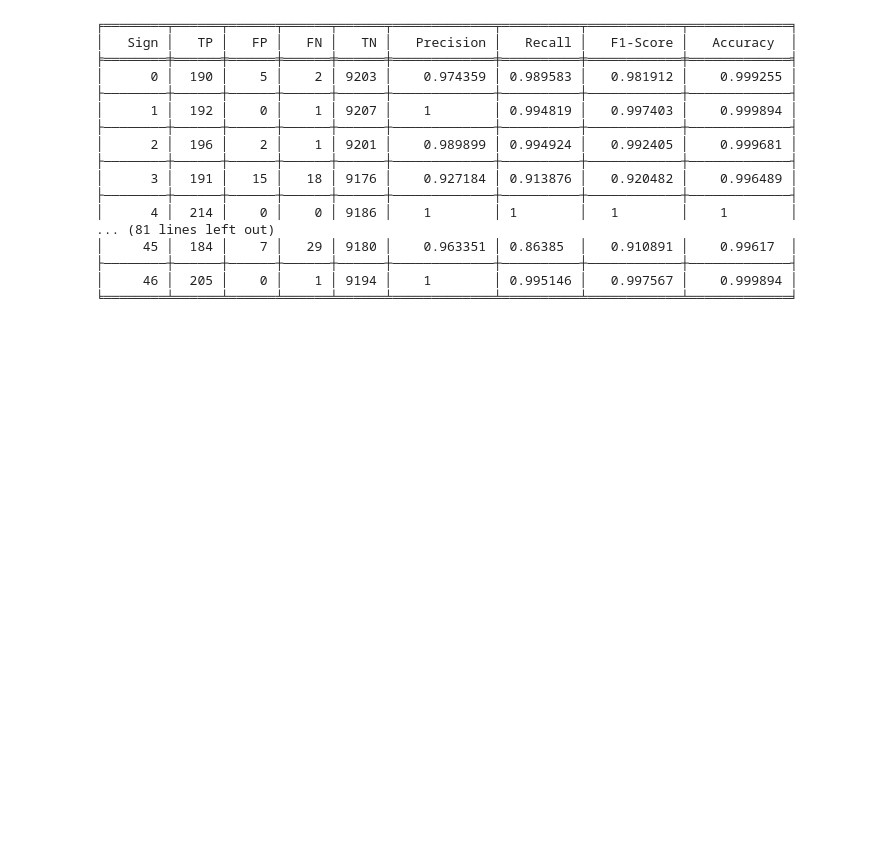
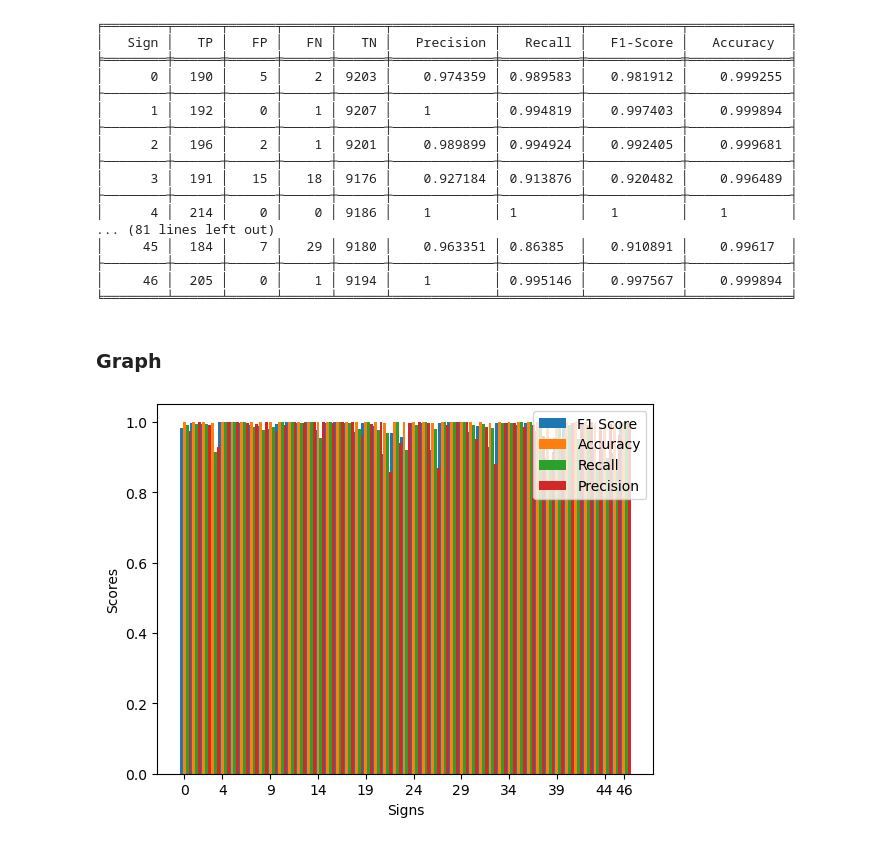
Before and after one commit to SMRayeed/BdSL47-Recognition, a Jupyter notebook: Codes/BdSL47 Finalized Code.ipynb, the cells around one changed output. Saved outputs shown, nothing was run; the diff lists cells and outputs as text; code cells hidden in the pictures; blank space fills up the shorter version.

```diff
--- a/Codes/BdSL47 Finalized Code.ipynb
+++ b/Codes/BdSL47 Finalized Code.ipynb
@@ -1001,3 +1001,38 @@ print(tabulate(mydata, headers=head, tablefmt="fancy_grid"))
 ├────────┼──────┼──────┼──────┼──────┼─────────────┼──────────┼────────────┼─────────────┤
 │     46 │  205 │    0 │    1 │ 9194 │    1        │ 0.995146 │   0.997567 │    0.999894 │
 ╘════════╧══════╧══════╧══════╧══════╧═════════════╧══════════╧════════════╧═════════════╛
+# %% [markdown]
+### Graph
+# %%
+import numpy as np
+import matplotlib.pyplot as plt
+
+f1_scores = f1_score
+accuracy = accuracy
+recall = recall
+precision = precision
+
+
+signs = [f"Sign {i+1}" for i in range(47)]
+x = np.arange(len(signs))
+width = 0.3
+
+fig.set_size_inches(18, 12)
+fig, ax = plt.subplots()
+
+rects1 = ax.bar(x - width, f1_scores, width, label='F1 Score')
+rects2 = ax.bar(x, accuracy, width, label='Accuracy')
+rects3 = ax.bar(x + width, recall, width, label='Recall')
+rects4 = ax.bar(x + 2*width, precision, width, label='Precision')
+
+# Add labels and title to the chart
+ax.set_ylabel('Scores')
+ax.set_xlabel('Signs')
+ax.set_xticks([0,4,9,14,19,24,29,34,39,44,46])
+ax.legend()
+
+plt.savefig("Individual Scores.png", dpi=1200, format='png')
+
+plt.show()
+# %% [output]
+[figure, added]
```
Also changed, not shown: parts of 4 cells of this notebook.
